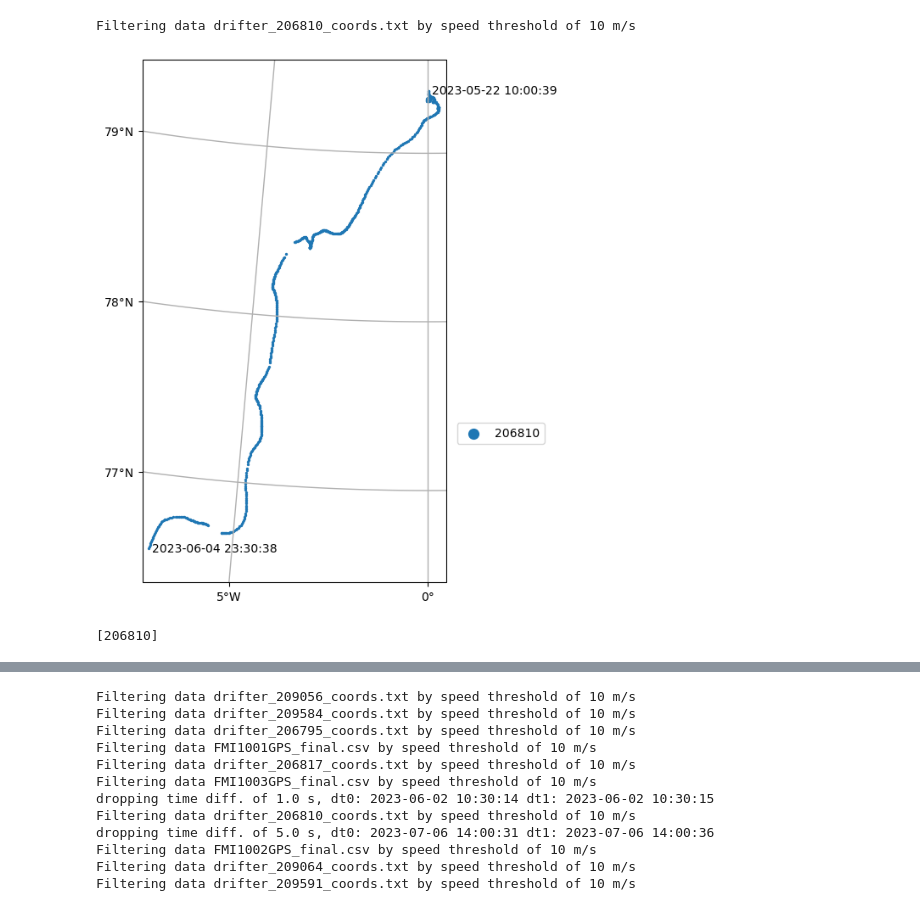
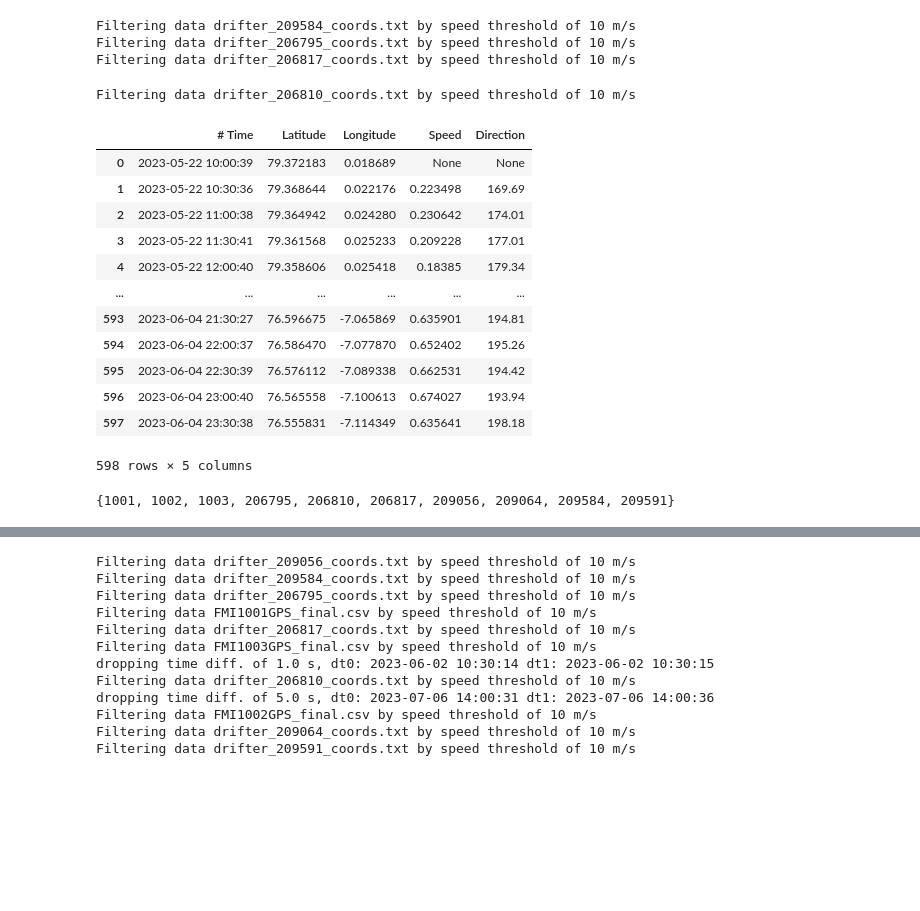
Before and after one commit to xdenisx/buoy_tools, a Jupyter notebook: buoy_tools.ipynb, the cells around one changed output, grey strips where cells are left out. Drawn from its saved outputs; the diff is of its cells as text; code cells hidden in the pictures; blank space fills up the shorter version.

```diff
--- a/buoy_tools.ipynb
+++ b/buoy_tools.ipynb
@@ -29,31 +40,68 @@ warnings.filterwarnings('ignore')
 # %%
-
 # Initialize buoy data
 b = BUOYtools(buoy_dir='/data/rrs/seaice/drifters_scripts/drift_data/test/text_files',
               shp_dir='/data/rrs/seaice/drifters_scripts/drift_data/test/shp',
               start_date_ll=[206810],
               end_date_ll=[206810],
-              start_date='20230522000000',
-              end_date='20230605000000',
-              buoy_ids=[206810])
+              start_date='20230529070000',
+              end_date='20230530170000',
+              buoy_ids=[206817, 206795, 209584])
 
 
 # Convert CSV files to shapefile format
 b.csv2shp()
 
 # Plot buoy trajectories
-b.plot_tracks(out_png_filename='/home/denis/test2.png', plot_end_date=True)
+#b.plot_tracks(out_png_filename='/home/denis/test2.png', plot_end_date=True)
 
-# map_extent = [1, 17, 78, 80.5]
+#map_extent = [1, 17, 78, 80.5]
 #buoy_ids=[1002,1001, 1003, 206810]
 # %% [output]
-Filtering data drifter_206810_coords.txt by speed threshold of 10 m/s
+Filtering data drifter_209584_coords.txt by speed threshold of 10 m/s
+Filtering data drifter_206795_coords.txt by speed threshold of 10 m/s
+Filtering data drifter_206817_coords.txt by speed threshold of 10 m/s
-[figure, removed]
+# %%
+
+# Initialize buoy data
+b = BUOYtools(buoy_dir='/data/rrs/seaice/drifters_scripts/drift_data/test/text_files',
+              shp_dir='/data/rrs/seaice/drifters_scripts/drift_data/test/shp',
+              start_date_ll=[206810],
+              end_date_ll=[206810],
+              start_date='20230522000000',
+              end_date='20230605000000',
+              buoy_ids=[206810])
+
+
+# Convert CSV files to shapefile format
+b.csv2shp()
+
+# Plot buoy trajectories
+# b.plot_tracks(out_png_filename=f'/data/rrs/seaice/drifters_scripts/plots/all_buoys.png',
+#               plot_start_date=True,
+#               plot_end_date=True)
+# %% [output]
+Filtering data drifter_206810_coords.txt by speed threshold of 10 m/s
+# %%
+b.data['drifter_206810_coords.txt']
+# %% [output]
+|  | # Time | Latitude | Longitude | Speed | Direction |
+| 0 | 2023-05-22 10:00:39 | 79.372183 | 0.018689 | None | None |
+| 1 | 2023-05-22 10:30:36 | 79.368644 | 0.022176 | 0.223498 | 169.69 |
+| 2 | 2023-05-22 11:00:38 | 79.364942 | 0.024280 | 0.230642 | 174.01 |
+| 3 | 2023-05-22 11:30:41 | 79.361568 | 0.025233 | 0.209228 | 177.01 |
+| 4 | 2023-05-22 12:00:40 | 79.358606 | 0.025418 | 0.18385 | 179.34 |
+| ... | ... | ... | ... | ... | ... |
+| 593 | 2023-06-04 21:30:27 | 76.596675 | -7.065869 | 0.635901 | 194.81 |
+| 594 | 2023-06-04 22:00:37 | 76.586470 | -7.077870 | 0.652402 | 195.26 |
+| 595 | 2023-06-04 22:30:39 | 76.576112 | -7.089338 | 0.662531 | 194.42 |
+| 596 | 2023-06-04 23:00:40 | 76.565558 | -7.100613 | 0.674027 | 193.94 |
+| 597 | 2023-06-04 23:30:38 | 76.555831 | -7.114349 | 0.635641 | 198.18 |
+598 rows × 5 columns
 # %%
 # Get buoy IDs
 b.get_buoy_ids()
 # %% [output]
-[206810]
+{1001, 1002, 1003, 206795, 206810, 206817, 209056, 209064, 209584, 209591}
 # %%
 # Plot individual buoy tracks
 
```
Also changed, not shown: parts of 5 cells of this notebook, 1 other file.
